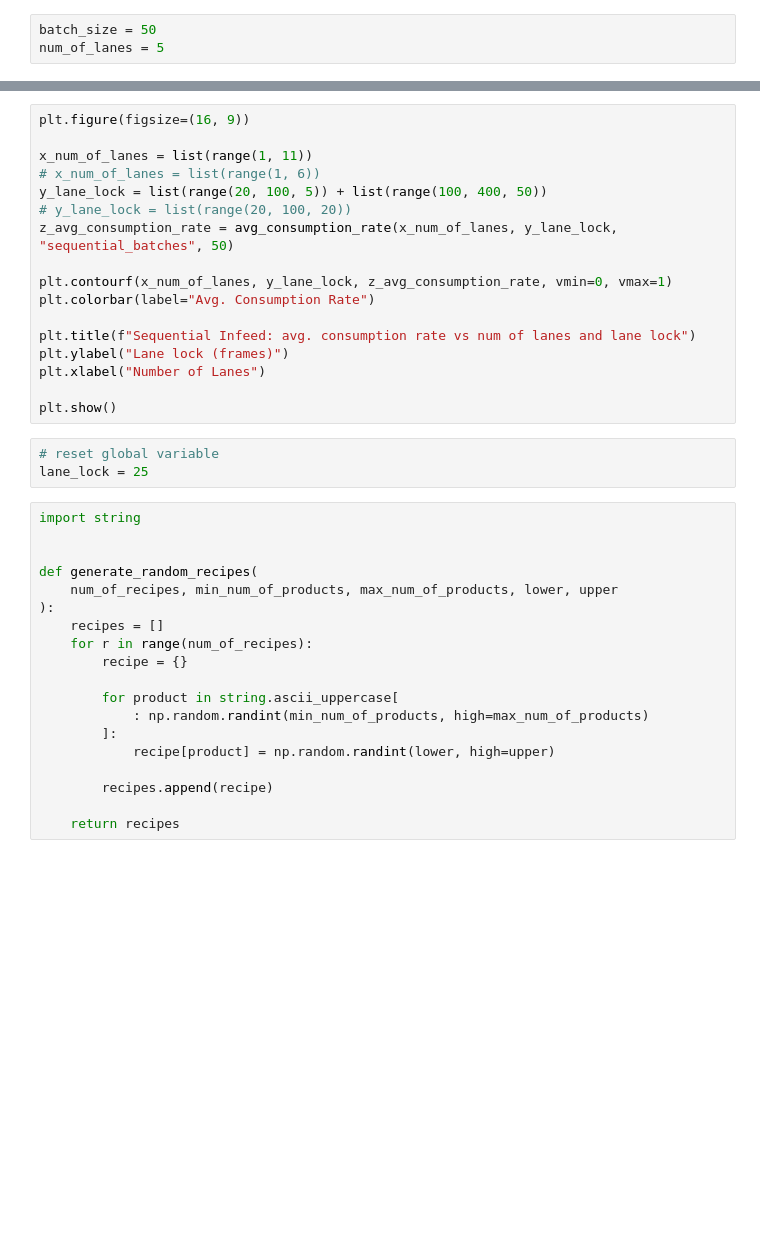
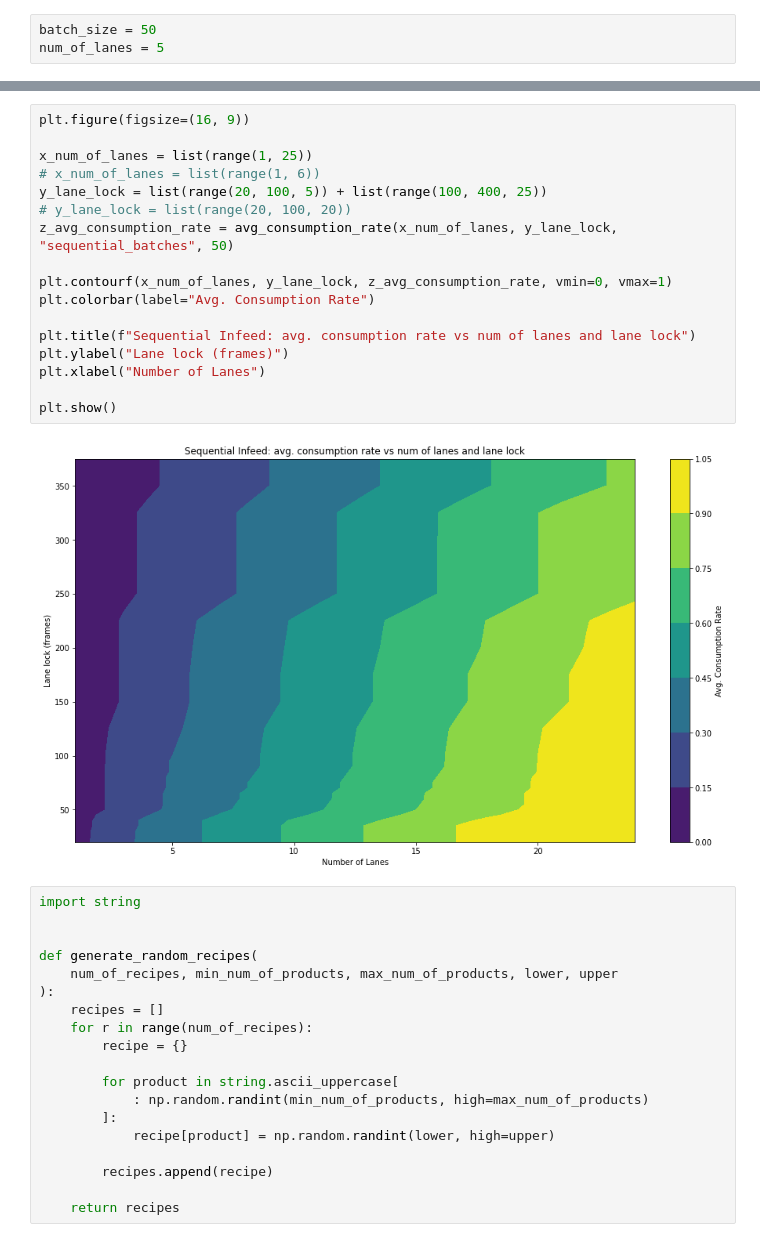
Before and after one commit to MiguelR90/machine-consumption, a Jupyter notebook: notebooks/Analysis Final.ipynb, the cells around one changed output, grey strips where cells are left out. Cells and saved outputs as stored; diff of their text form; blank space fills up the shorter version.

```diff
--- a/notebooks/Analysis Final.ipynb
+++ b/notebooks/Analysis Final.ipynb
@@ -542,23 +342,22 @@ plt.show()
 # %%
 plt.figure(figsize=(16, 9))
 
-x_num_of_lanes = list(range(1, 11))
+x_num_of_lanes = list(range(1, 25))
 # x_num_of_lanes = list(range(1, 6))
-y_lane_lock = list(range(20, 100, 5)) + list(range(100, 400, 50))
+y_lane_lock = list(range(20, 100, 5)) + list(range(100, 400, 25))
 # y_lane_lock = list(range(20, 100, 20))
 z_avg_consumption_rate = avg_consumption_rate(x_num_of_lanes, y_lane_lock, "sequential_batches", 50)
 
 plt.contourf(x_num_of_lanes, y_lane_lock, z_avg_consumption_rate, vmin=0, vmax=1)
 plt.colorbar(label="Avg. Consumption Rate")
 
 plt.title(f"Sequential Infeed: avg. consumption rate vs num of lanes and lane lock")
 plt.ylabel("Lane lock (frames)")
 plt.xlabel("Number of Lanes")
 
 plt.show()
+# %% [output]
+[figure, added]
-# %%
-# reset global variable
-lane_lock = 25
 # %%
 import string
 
```
Also changed, not shown: parts of 34 cells of this notebook.
